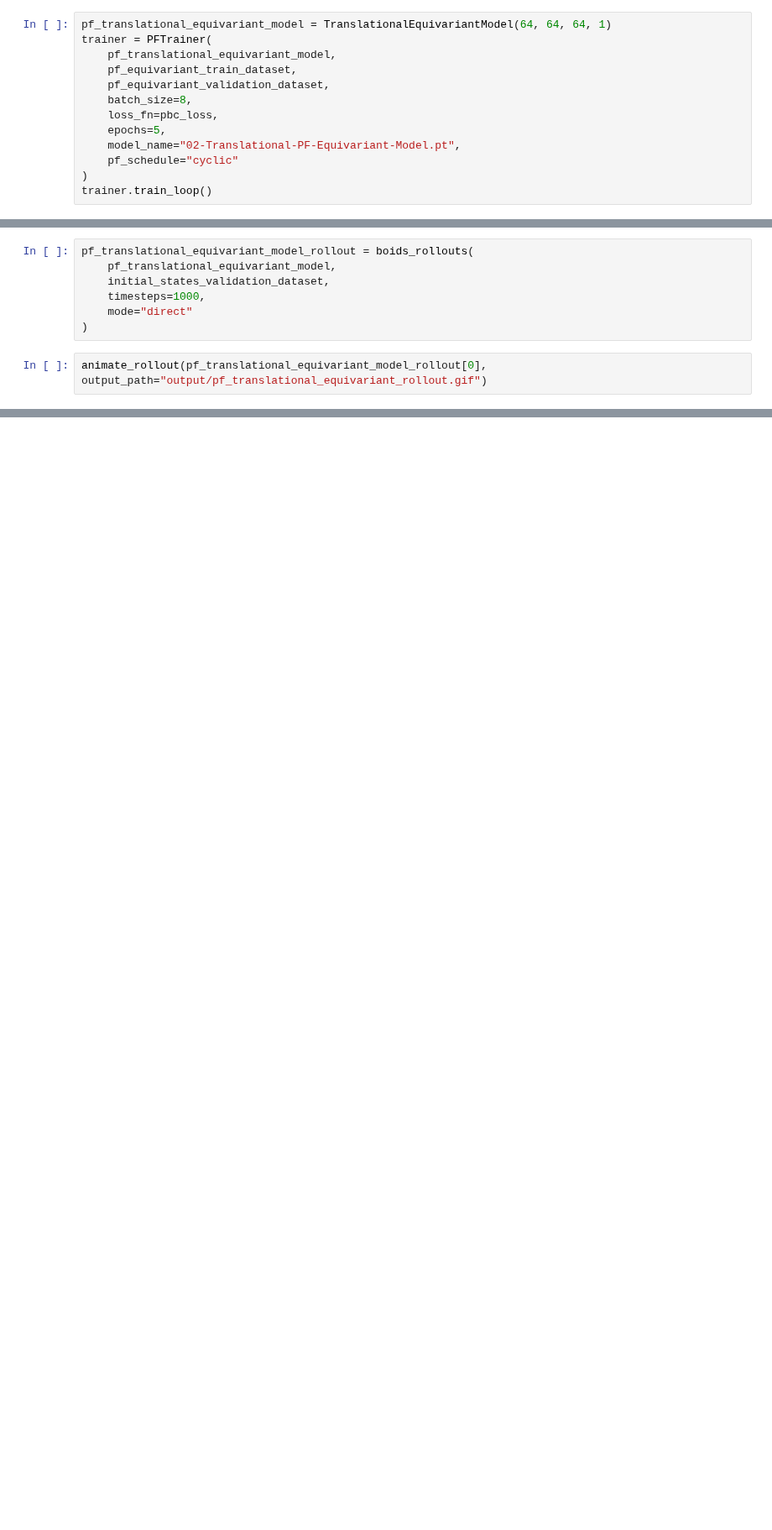
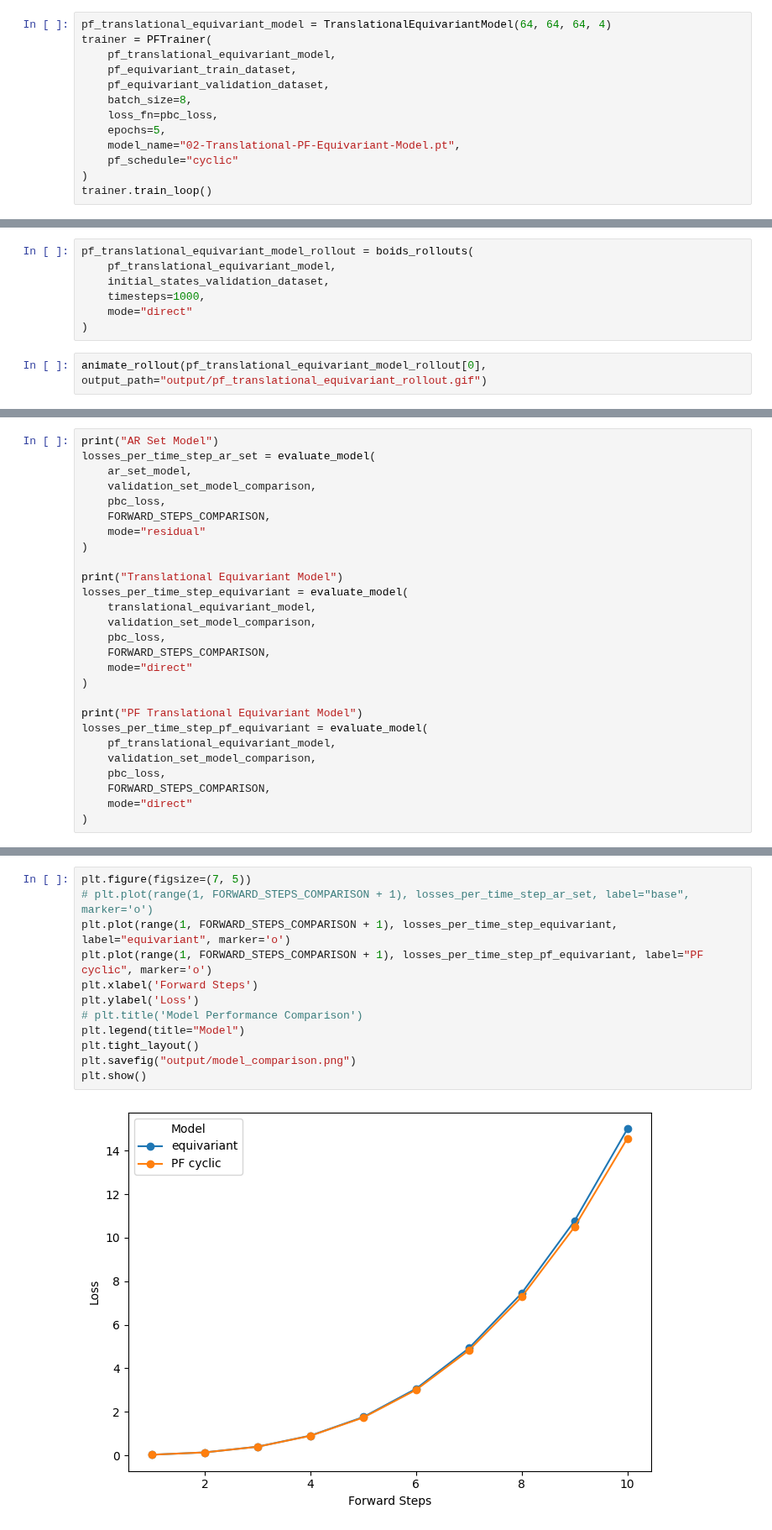
Before and after one commit to ATicklishTomato/atai-2025, a Jupyter notebook: practicals/boids/01_Autoregressive_Models.ipynb, the cells around one changed output, grey strips where cells are left out. Shown at 84% size. Drawn from its saved outputs; the diff is of its cells as text; blank space fills up the shorter version.

Commit message:
Added loss per forward step

```diff
--- a/practicals/boids/01_Autoregressive_Models.ipynb
+++ b/practicals/boids/01_Autoregressive_Models.ipynb
@@ -1124,7 +1125,7 @@ class PFTrainer:
 
             print(f"Epoch {epoch}, Mean Train Loss: {mean_train_loss}, Mean Validation Loss: {mean_val_loss}")
 # %%
-pf_translational_equivariant_model = TranslationalEquivariantModel(64, 64, 64, 1)
+pf_translational_equivariant_model = TranslationalEquivariantModel(64, 64, 64, 4)
 trainer = PFTrainer(
     pf_translational_equivariant_model,
     pf_equivariant_train_dataset,
@@ -1153,0 +1193,27 @@ animate_rollout(pf_translational_equivariant_model_rollout[0], output_path="outp
+# %%
+print("AR Set Model")
+losses_per_time_step_ar_set = evaluate_model(
+    ar_set_model,
+    validation_set_model_comparison,
+    pbc_loss,
+    FORWARD_STEPS_COMPARISON,
+    mode="residual"
+)
+
+print("Translational Equivariant Model")
+losses_per_time_step_equivariant = evaluate_model(
+    translational_equivariant_model,
+    validation_set_model_comparison,
+    pbc_loss,
+    FORWARD_STEPS_COMPARISON,
+    mode="direct"
+)
+
+print("PF Translational Equivariant Model")
+losses_per_time_step_pf_equivariant = evaluate_model(
+    pf_translational_equivariant_model,
+    validation_set_model_comparison,
+    pbc_loss,
+    FORWARD_STEPS_COMPARISON,
+    mode="direct"
+)
@@ -1154,3 +1222,17 @@ animate_rollout(pf_translational_equivariant_model_rollout[0], output_path="outp
+# %%
+plt.figure(figsize=(7, 5))
+# plt.plot(range(1, FORWARD_STEPS_COMPARISON + 1), losses_per_time_step_ar_set, label="base", marker='o')
+plt.plot(range(1, FORWARD_STEPS_COMPARISON + 1), losses_per_time_step_equivariant, label="equivariant", marker='o')
+plt.plot(range(1, FORWARD_STEPS_COMPARISON + 1), losses_per_time_step_pf_equivariant, label="PF cyclic", marker='o')
+plt.xlabel('Forward Steps')
+plt.ylabel('Loss')
+# plt.title('Model Performance Comparison')
+plt.legend(title="Model")
+plt.tight_layout()
+plt.savefig("output/model_comparison.png")
+plt.show()
+# %% [output]
+[figure, added]
 # %% [markdown]
 ## Evaluating scientific AI models
 
```
Also changed, not shown: parts of 11 cells of this notebook.
